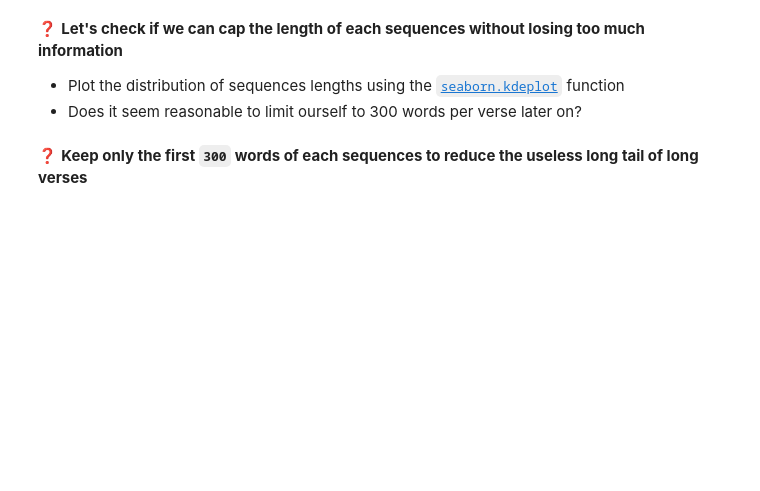
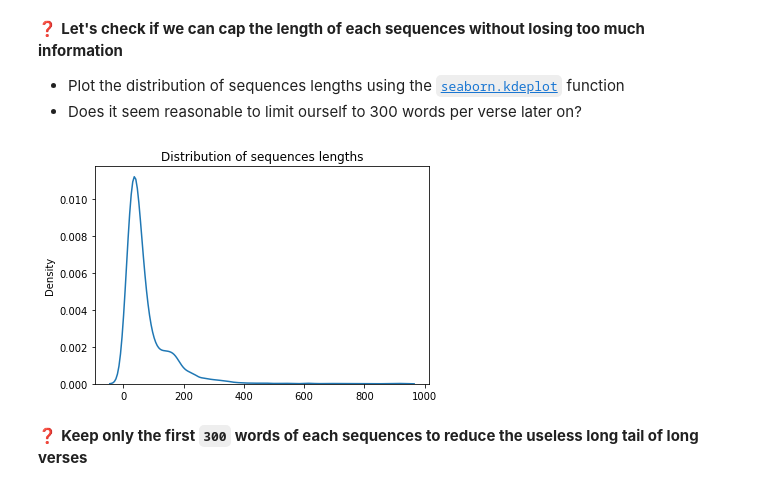
Before and after one commit to Alexey-Nick-Novikov/data-certification-exam, a Jupyter notebook: recurrent_neural_network/lyrics_detector.ipynb, the cells around one changed output. Drawn from its saved outputs; the diff is of its cells as text; code cells hidden in the pictures; blank space fills up the shorter version.

Commit message:
Data Preprocessing done

```diff
--- a/recurrent_neural_network/lyrics_detector.ipynb
+++ b/recurrent_neural_network/lyrics_detector.ipynb
@@ -135,0 +155,4 @@ We now need to think about embedding our sentences into numbers. We will be usin
+# %%
+# YOUR CODE HERE
+data['seq'] = data['verse'].apply(tf.keras.preprocessing.text.text_to_word_sequence)
+data
@@ -142,2 +177,14 @@ We now need to think about embedding our sentences into numbers. We will be usin
+# %%
+# YOUR CODE HERE
+def plot_dist(X):
+    len_ = [len(_) for _ in X]
+    sns.kdeplot(len_)
+    plt.title('Distribution of sequences lengths')
+
+plot_dist(data.seq)
+
+# It is more than reasonable to keep only first 300 words in every sentence
+# %% [output]
+[figure, added]
 # %% [markdown]
 ❓ **Keep only the first `300` words of each sequences to reduce the useless long tail of long verses**
```
Also changed, not shown: parts of 16 cells of this notebook, 1 other file.
